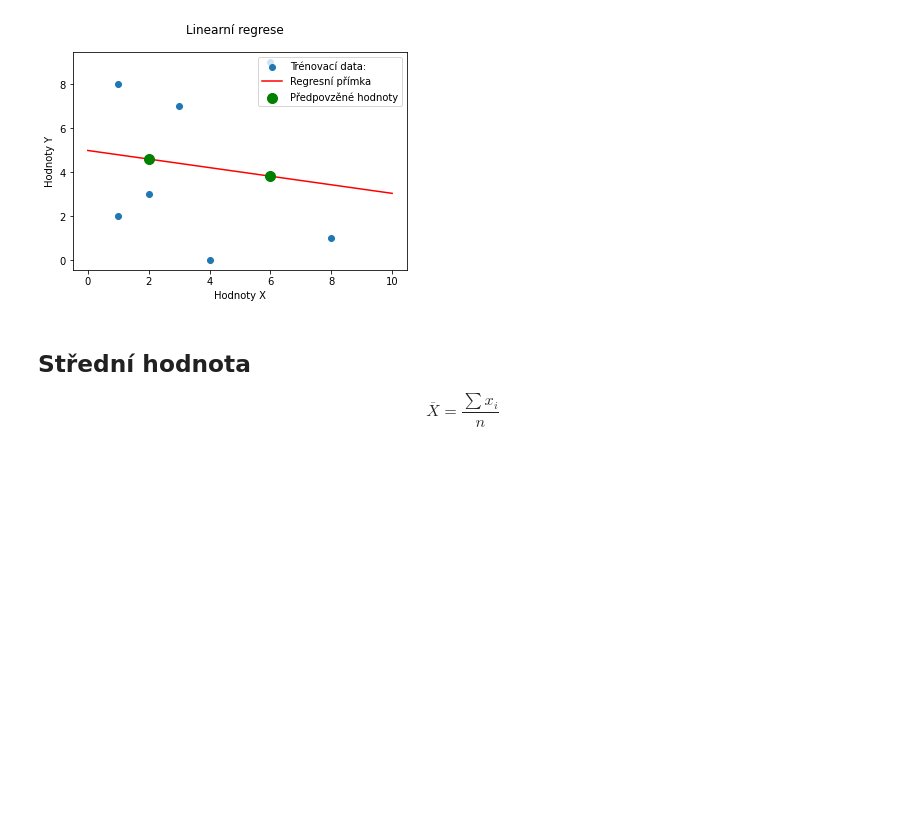
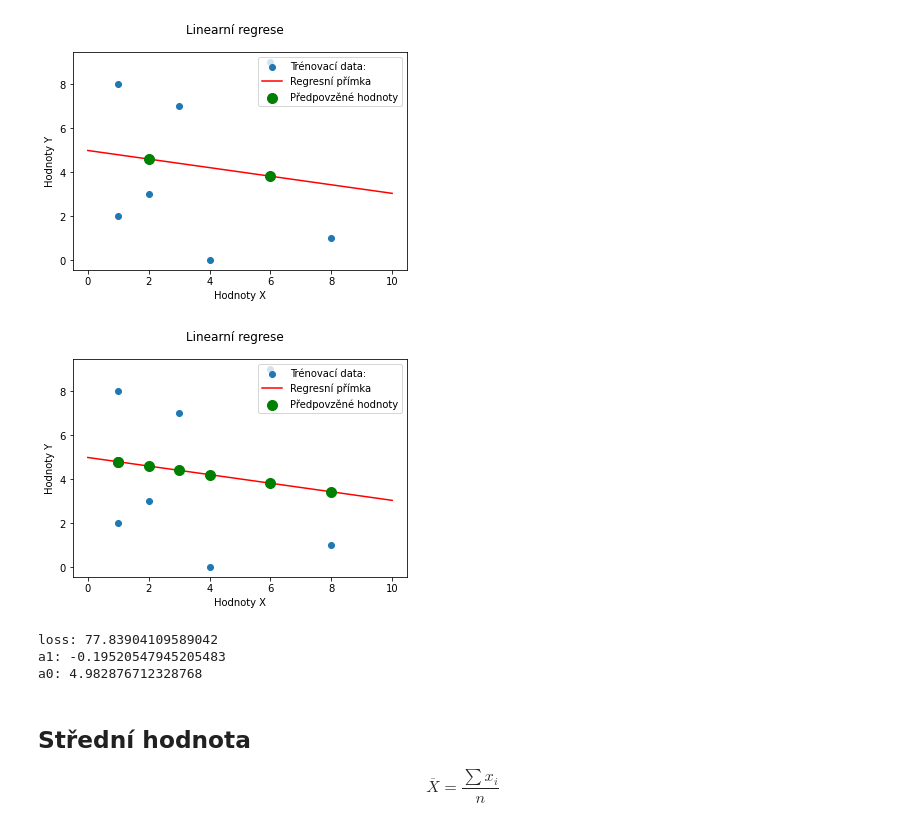
Before and after one commit to MichaelMelena/jupyter-notes, a Jupyter notebook: Notebooks/Math/Regression/Linear regression.ipynb, the cells around one changed output. Saved outputs shown, nothing was run; the diff lists cells and outputs as text; code cells hidden in the pictures; blank space fills up the shorter version.

Commit message:
updated linear regression

```diff
--- a/Notebooks/Math/Regression/Linear regression.ipynb
+++ b/Notebooks/Math/Regression/Linear regression.ipynb
@@ -56,6 +55,39 @@ plt.show()
 a1: -0.19520547945205483
 a0: 4.982876712328768
 [figure]
+# %%
+
+plt.figure()
+plt.suptitle("Linearní regrese")
+plt.xlabel("Hodnoty X")
+plt.ylabel("Hodnoty Y")
+
+plt.scatter(x, y)
+plt.plot(prediction_x, prediction_x*a1 + a0, '-r', zorder=0)
+plt.scatter(x, x*a1 + a0, s=100, c='g', zorder=10)
+
+# ax = plt.gca()
+# for i, x_value in enumerate(x.tolist()):
+#     prediction = a1 * x + a0
+#     original_y = y[i]
+#     difference = np.abs( prediction - original_y)
+#     rect = plt.Rectangle((x_value,prediction), difference, difference)
+#     ax.add_patch(rect)
+
+
+plt.legend(["Trénovací data:", 'Regresní přímka', 'Předpovzěné hodnoty'])
+plt.show()
+# %% [output]
+[figure, added]
+# %%
+loss = np.sum((y - (a1 *x+ a0))**2)
+print(f"loss: {loss}")
+print(f"a1: {a1}")
+print(f"a0: {a0}")
+# %% [output]
+loss: 77.83904109589042
+a1: -0.19520547945205483
+a0: 4.982876712328768
 # %% [markdown]
 ## Střední hodnota
 
```
Also changed, not shown: parts of 2 cells of this notebook.
